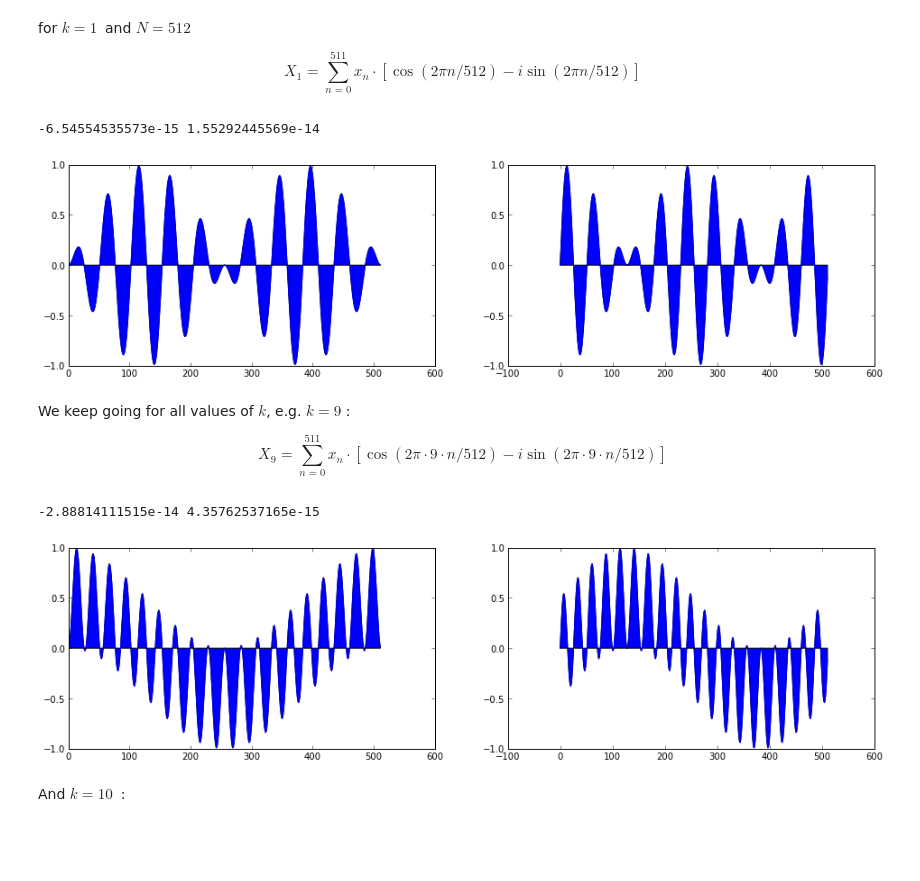
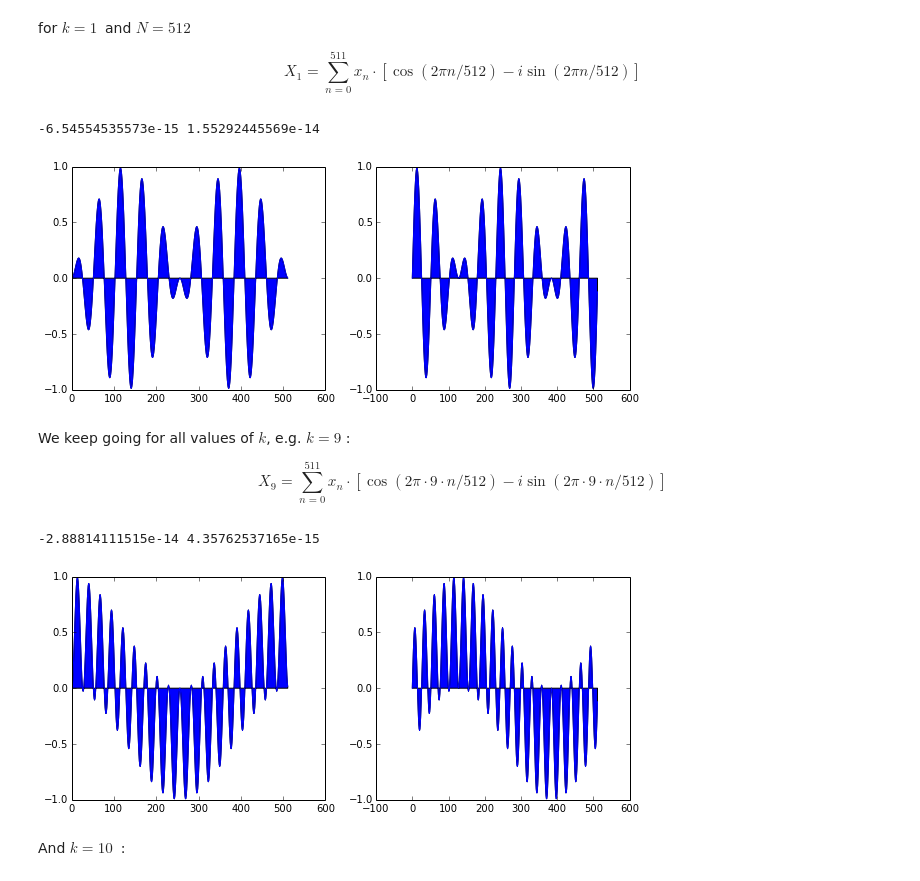
Before and after one commit to mantaraya36/201A-ipython, a Jupyter notebook: Fourier Analysis.ipynb, the cells around one changed output. Cells and saved outputs as stored; diff of their text form; code cells hidden in the pictures; blank space fills up the shorter version.

Commit message:
Updated Phasors and Fourier notebooks to lecture

```diff
--- a/Fourier Analysis.ipynb
+++ b/Fourier Analysis.ipynb
@@ -50,18 +60,18 @@ $$X_1 = \sum_{n=0}^{511} x_n \cdot [\cos(2 \pi n / 512) - i \sin(2 \pi n / 512)]
 # %%
 subplot(121)
 plot(x*sin(phasor_phs))
 fill_between(arange(512), x*sin(phasor_phs))
 
 subplot(122)
 plot(x*cos(phasor_phs))
 fill_between(arange(512), x*cos(phasor_phs))
 
-gcf().set_figwidth(16)
+gcf().set_figwidth(10)
 
-print sum(x*sin(phasor_phs)), sum(x*cos(phasor_phs))
+print(sum(x*sin(phasor_phs)), sum(x*cos(phasor_phs)))
 # %% [output]
 -6.54554535573e-15 1.55292445569e-14
-[figure, old version]
+[figure, new version]
 # %% [markdown]
 We keep going for all values of $k$, e.g. $k=9$ :
 
@@ -75,12 +85,12 @@ subplot(122)
 plot(x*cos(9*phasor_phs))
 fill_between(arange(512), x*cos(9*phasor_phs))
 
-gcf().set_figwidth(16)
+gcf().set_figwidth(10)
 
-print sum(x*sin(9*phasor_phs)), sum(x*cos(9*phasor_phs))
+print(sum(x*sin(9*phasor_phs)), sum(x*cos(9*phasor_phs)))
 # %% [output]
 -2.88814111515e-14 4.35762537165e-15
-[figure, old version]
+[figure, new version]
 # %% [markdown]
 And $k=10\ $    :
 # %%
```
Also changed, not shown: parts of 20 cells of this notebook, 1 other file.
